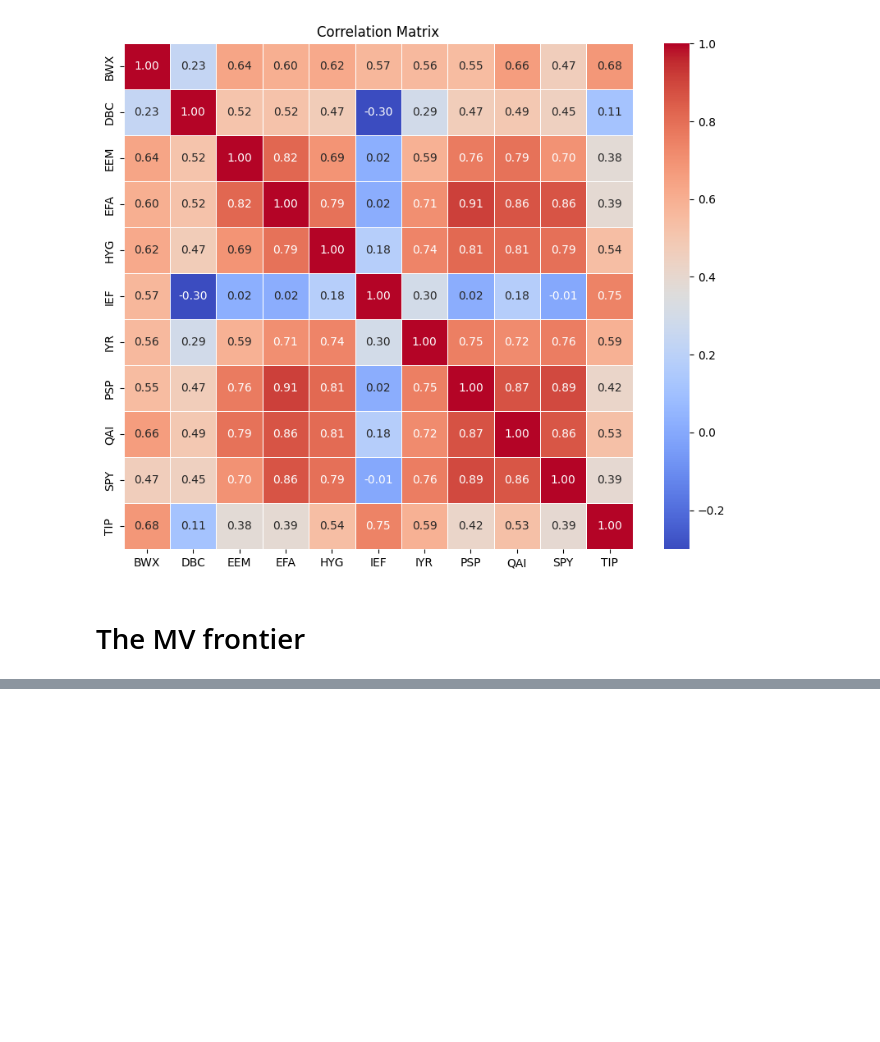
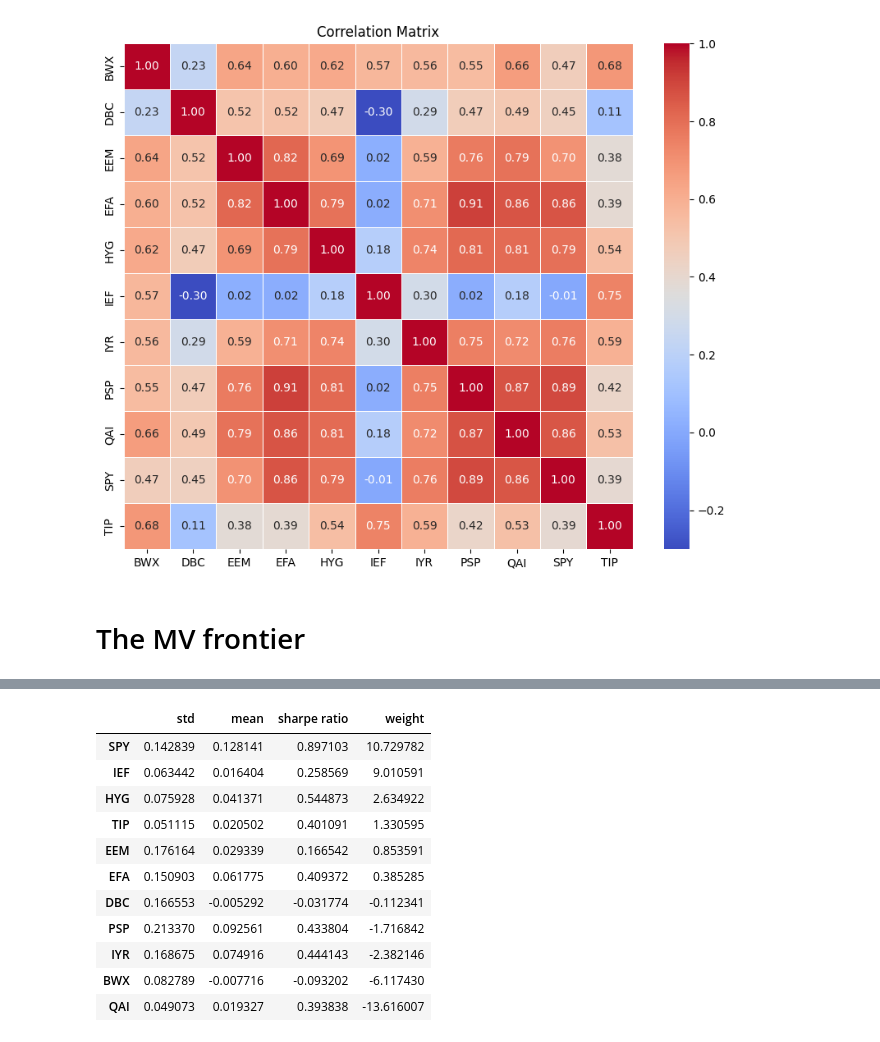
Before and after one commit to mmiah00/FINM-36700-HW-1, a Jupyter notebook: HW1.ipynb, the cells around one changed output, grey strips where cells are left out. Cells and saved outputs as stored; diff of their text form; code cells hidden in the pictures; blank space fills up the shorter version.

```diff
--- a/HW1.ipynb
+++ b/HW1.ipynb
@@ -116,0 +104,12 @@ dtype: object
+# %%
+excess_mean = 12*data.mean()
+ones = np.ones(excess_mean.shape[0])
+covv = data.cov().to_numpy()
+inv_covv = np.linalg.inv(covv)
+delta_m = 1/(ones.T@inv_covv@excess_mean)
+w_tan = delta_m*inv_covv@excess_mean
+w_tan=w_tan.reshape(-1,1)
+# %%
+weights = {name:w_tan[i][0] for i,name in enumerate(data.columns)}
+weights_tan = pd.Series(weights).sort_values(ascending=False)
+weights_tan
@@ -116,0 +129,5 @@ dtype: object
+# %%
+std = data.std()*np.sqrt(12)
+shard_ratio = excess_mean/std
+shard_ratio = shard_ratio.sort_values(ascending=False)
+shard_ratio
@@ -116,0 +147,20 @@ dtype: object
+# %%
+tik = {name:{'std':std[name] , 'mean':excess_mean[name] ,'sharpe ratio':shard_ratio[name], 'weight':weights_tan[name] }  for i,name in enumerate(data.columns)}
+df = pd.DataFrame(tik).T
+# %%
+#ranking by weights
+df2 = df.sort_values(by='weight', ascending=False)
+df2
+# %% [output]
+|  | std | mean | sharpe ratio | weight |
+| SPY | 0.142839 | 0.128141 | 0.897103 | 10.729782 |
+| IEF | 0.063442 | 0.016404 | 0.258569 | 9.010591 |
+| HYG | 0.075928 | 0.041371 | 0.544873 | 2.634922 |
+| TIP | 0.051115 | 0.020502 | 0.401091 | 1.330595 |
+| EEM | 0.176164 | 0.029339 | 0.166542 | 0.853591 |
+| EFA | 0.150903 | 0.061775 | 0.409372 | 0.385285 |
+| DBC | 0.166553 | -0.005292 | -0.031774 | -0.112341 |
+| PSP | 0.213370 | 0.092561 | 0.433804 | -1.716842 |
+| IYR | 0.168675 | 0.074916 | 0.444143 | -2.382146 |
+| BWX | 0.082789 | -0.007716 | -0.093202 | -6.117430 |
+| QAI | 0.049073 | 0.019327 | 0.393838 | -13.616007 |
```
Also changed, not shown: parts of 9 cells of this notebook.
